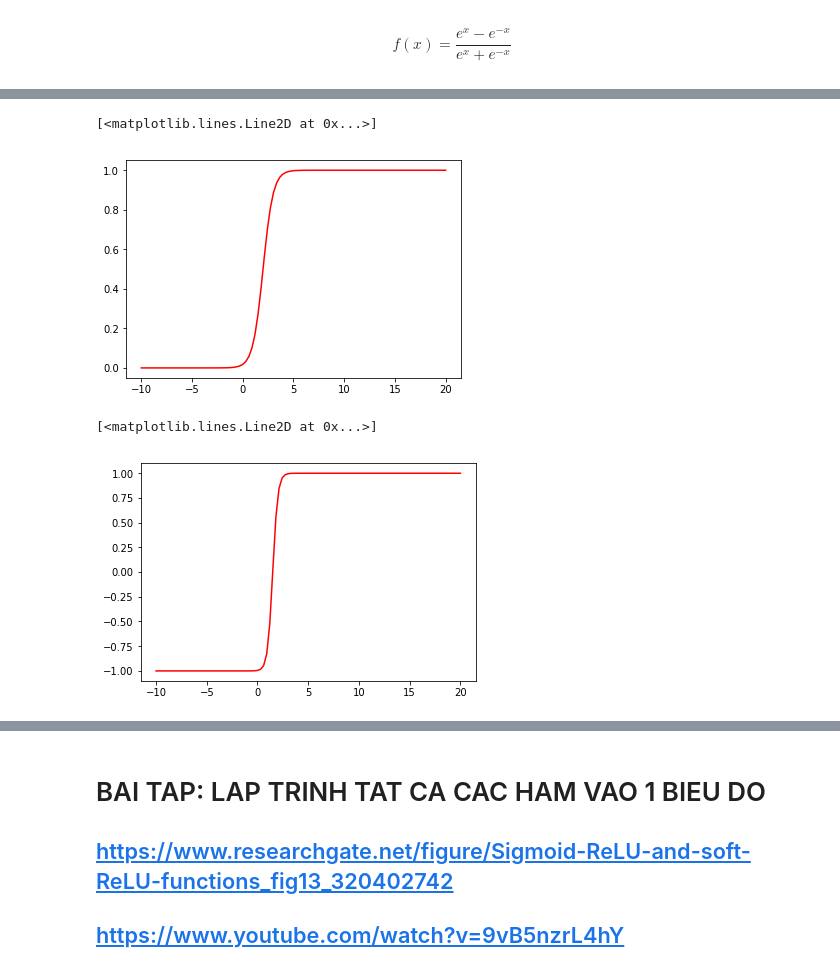
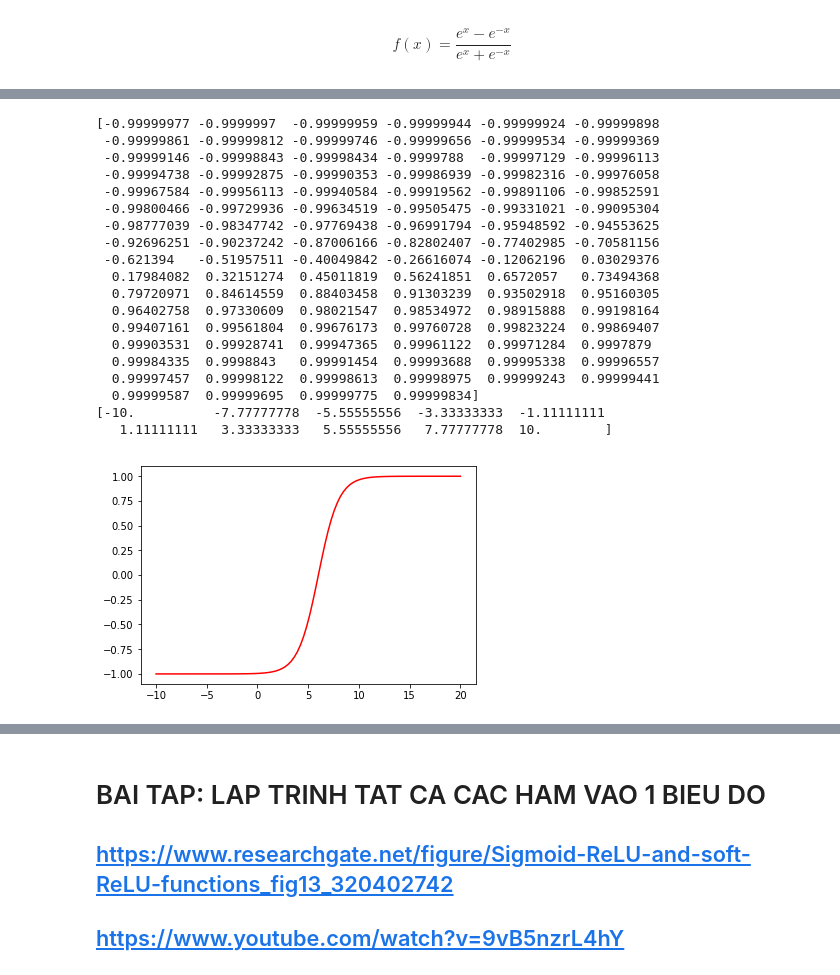
Before and after one commit to traicocem9/Learn_python, a Jupyter notebook: Python machine learning/Ham Tuyen tinh/Untitled.ipynb, the cells around one changed output, grey strips where cells are left out. Drawn from its saved outputs; the diff is of its cells as text; code cells hidden in the pictures.

```diff
--- a/Python machine learning/Ham Tuyen tinh/Untitled.ipynb
+++ b/Python machine learning/Ham Tuyen tinh/Untitled.ipynb
@@ -58,21 +63,30 @@ SyntaxError: invalid syntax (<ipython-input-8-4512d2b75685>, line 4)
 # %%
-def sigmoid(x):
-    return (1 / (1+np.exp(-x)))
 X = plt.linspace(-10,20,100)
-a = 2
-b = -4
+a = 0.5
+b = -3
 y = a*X + b
-plt.plot(X,sigmoid(y),'r',label = 'linspace(-10,10,100)')
+tanh = np.tanh(y)
+plt.plot(X,tanh,'r')
+print (tanh)
+print (x)
 # %% [output]
-[<matplotlib.lines.Line2D at 0x...>]
+[-0.99999977 -0.9999997  -0.99999959 -0.99999944 -0.99999924 -0.99999898
+ -0.99999861 -0.99999812 -0.99999746 -0.99999656 -0.99999534 -0.99999369
+ -0.99999146 -0.99998843 -0.99998434 -0.9999788  -0.99997129 -0.99996113
+ -0.99994738 -0.99992875 -0.99990353 -0.99986939 -0.99982316 -0.99976058
+ -0.99967584 -0.99956113 -0.99940584 -0.99919562 -0.99891106 -0.99852591
+ -0.99800466 -0.99729936 -0.99634519 -0.99505475 -0.99331021 -0.99095304
+ -0.98777039 -0.98347742 -0.97769438 -0.96991794 -0.95948592 -0.94553625
+ -0.92696251 -0.90237242 -0.87006166 -0.82802407 -0.77402985 -0.70581156
+ -0.621394   -0.51957511 -0.40049842 -0.26616074 -0.12062196  0.03029376
+  0.17984082  0.32151274  0.45011819  0.56241851  0.6572057   0.73494368
+  0.79720971  0.84614559  0.88403458  0.91303239  0.93502918  0.95160305
+  0.96402758  0.97330609  0.98021547  0.98534972  0.98915888  0.99198164
+  0.99407161  0.99561804  0.99676173  0.99760728  0.99823224  0.99869407
+  0.99903531  0.99928741  0.99947365  0.99961122  0.99971284  0.9997879
+  0.99984335  0.9998843   0.99991454  0.99993688  0.99995338  0.99996557
+  0.99997457  0.99998122  0.99998613  0.99998975  0.99999243  0.99999441
+  0.99999587  0.99999695  0.99999775  0.99999834]
+[-10.          -7.77777778  -5.55555556  -3.33333333  -1.11111111
+   1.11111111   3.33333333   5.55555556   7.77777778  10.        ]
-[figure, old version]
+[figure, new version]
-# %%
-X = plt.linspace(-10,20,100)
-a = 2
-b = -3
-y = a*X + b
-tanh = np.tanh(y)
-plt.plot(X,tanh,'r')
-# %% [output]
-[<matplotlib.lines.Line2D at 0x...>]
-[figure, removed]
```
Also changed, not shown: parts of 28 cells of this notebook.
